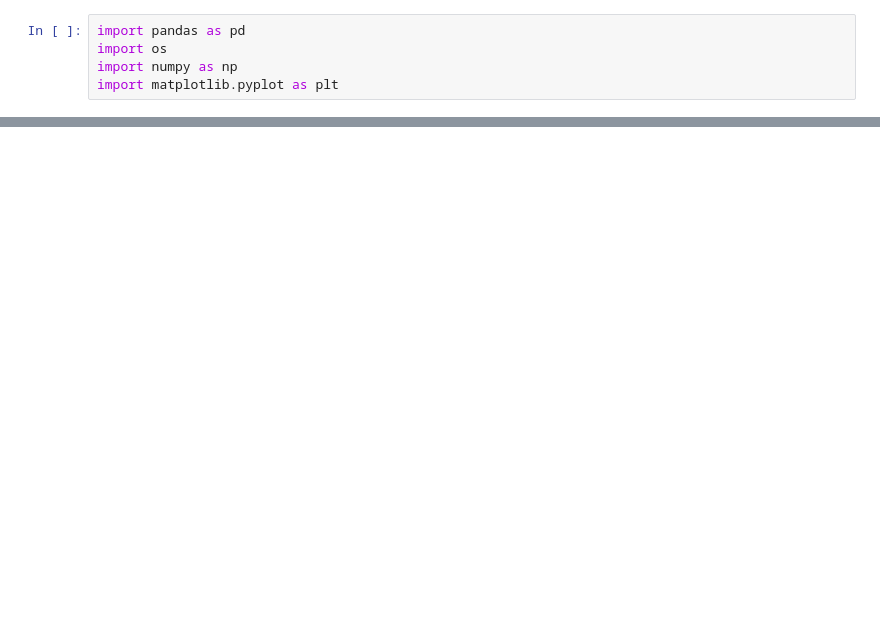
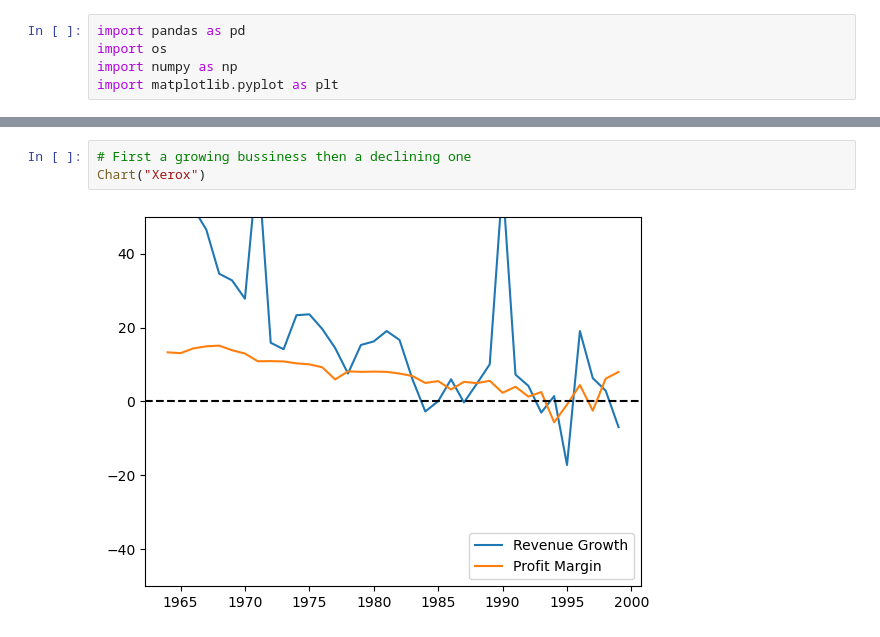
Before and after one commit to GeorgeVajagich/Fortune-500-over-time, a Jupyter notebook: Fortune 500 Over Time.ipynb, the cells around one changed output, grey strips where cells are left out. Cells and saved outputs as stored; diff of their text form; blank space fills up the shorter version.

```diff
--- a/Fortune 500 Over Time.ipynb
+++ b/Fortune 500 Over Time.ipynb
@@ -50,0 +70,5 @@ Name: Marshall-Wells, dtype: object
+# %%
+# First a growing bussiness then a declining one
+Chart("Xerox")
+# %% [output]
+[figure, added]
```
Also changed, not shown: parts of 10 cells of this notebook.
